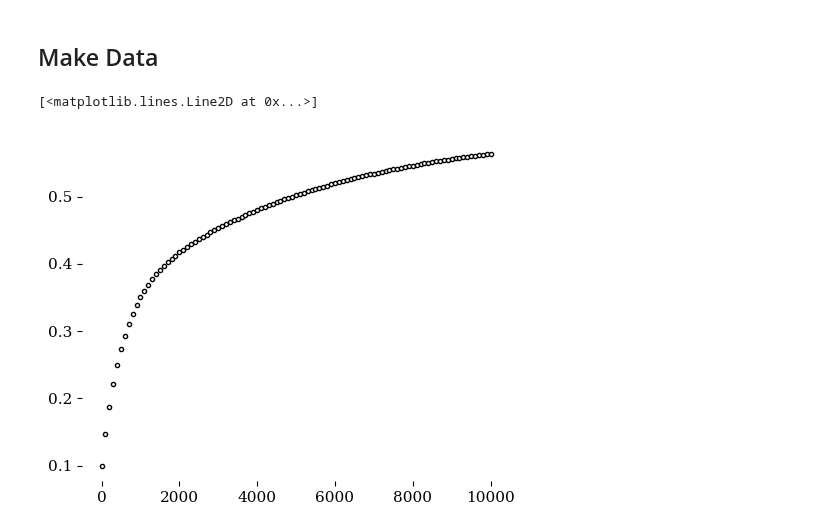
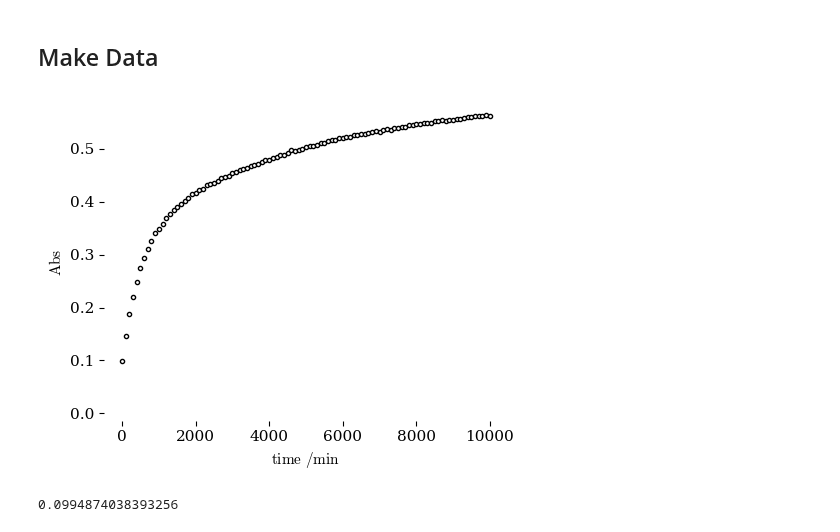
Before and after one commit to blinkletter/4410PythonNotebooks, a Jupyter notebook: Class_10/KirbyExamples2.ipynb, the cells around one changed output. Cells and saved outputs as stored; diff of their text form; code cells hidden in the pictures.

```diff
--- a/Class_10/KirbyExamples2.ipynb
+++ b/Class_10/KirbyExamples2.ipynb
@@ -489,36 +489,45 @@ int = solve_ivp(rates,                ### the function being integrated.
 
 #########################################
 ### Extract the results from the returned data object
 #########################################
 
 time = int.t        ### solve_inp() returns an array for time indexed as 't'
 yarray = int.y      ### Also retruns and array of calculated y values.
                     ###  if more than one value returned from function we will
                     ###  get a array of arrays for each value
 
 ##################################################################################
 ### Plot the results
 ##################################################################################
 
 plt.rcdefaults()                    ### resets the plot defaults so we always start in the same place
 plt.style.use("../styles/tufte.mplstyle")     ### Then add a fancy style sheet
 
 fig, ax = plt.subplots(nrows=1, ncols=1, figsize=(5,4))
 
 #########################################
 ### Plot the line using the x_fit, y_fit points
 #########################################
-x = time
-y = Abs0_*(yarray[0] + e_I_/e_A_*yarray[1] + e_P_/e_A_*yarray[2])
+xd = time
+yd = Abs0_*(yarray[0] + e_I_/e_A_*yarray[1] + e_P_/e_A_*yarray[2])
+yr = np.random.normal(yd, .001)   # add random gaussian error
 
-ax.plot(x, y,
+ax.plot(xd, yr,
         linestyle = None,            ### use a line between points
         marker = ".",
         linewidth=0,            ### make the line thin
         color = 'C0',            ### the line is black
         markerfacecolor = 'white',
-        zorder = 0                  ### everything is in layer 0 (the bottom layer in this case)
+        zorder = 0,                  ### everything is in layer 0 (the bottom layer in this case)
         )
+
+ax.set(ylabel=r"$\rm Abs$",
+       xlabel=r"$\rm time \ /min$",
+#       xlim=[-0.025*np.max(x),None],
+       ylim=[-0.025*np.max(y),None],
+      )
+plt.show()
+print(yr[0])
 # %% [output]
+[figure, new version]
-[<matplotlib.lines.Line2D at 0x...>]
+0.0994874038393256
-[figure, old version]
```
Also changed, not shown: parts of 2 cells of this notebook, 2 other files.
